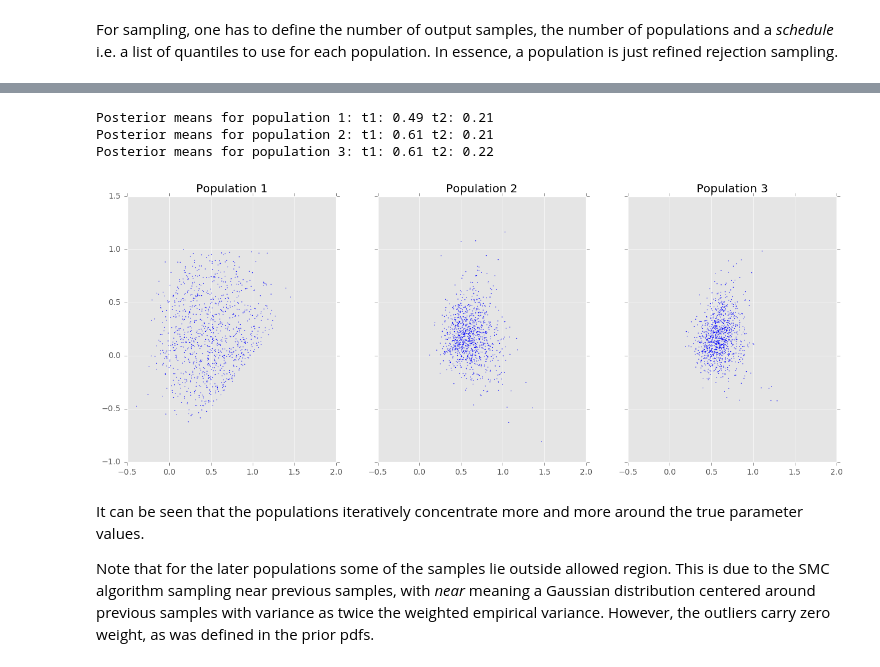
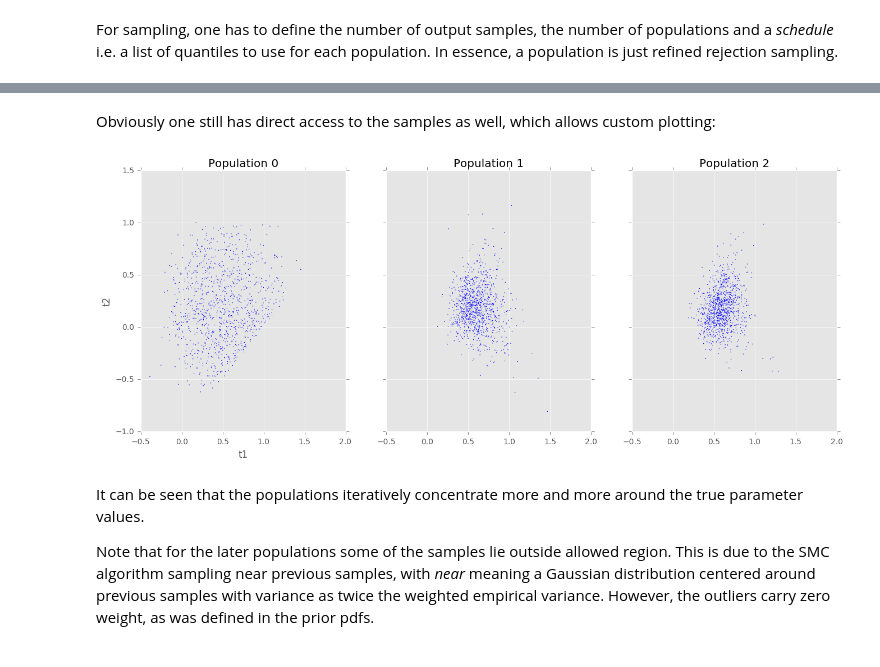
Before and after one commit to elfi-dev/elfi, a Jupyter notebook: notebooks/ELFI_tutorial_MA2.ipynb, the cells around one changed output, grey strips where cells are left out. Drawn from its saved outputs; the diff is of its cells as text; code cells hidden in the pictures.

Commit message:
Implement some methods in Result_SMC

```diff
--- a/notebooks/ELFI_tutorial_MA2.ipynb
+++ b/notebooks/ELFI_tutorial_MA2.ipynb
@@ -334,23 +344,16 @@ result_smc.plot_pairs();
+# %% [markdown]
+Obviously one still has direct access to the samples as well, which allows custom plotting:
 # %%
-# TODO: add functionality to Result
 fig, ax = plt.subplots(ncols=n_populations, sharex=True, sharey=True, figsize=(16,6))
-
 samples = result_smc.samples_history + [result_smc.samples_list]
-weights = result_smc.weights_history + [result_smc.weights]
-
 for ii in range(n_populations):
     s = samples[ii]
-    w = weights[ii]
-    print("Posterior means for population {}: t1: {:.2f} t2: {:.2f}".format(ii+1,\
-                                                                            np.average(s[0], weights=w, axis=0)[0],\
-                                                                            np.average(s[1], weights=w, axis=0)[0]))
     ax[ii].scatter(s[0], s[1], s=1, edgecolor='none');
-    ax[ii].set_title("Population {}".format(ii+1));
+    ax[ii].set_title("Population {}".format(ii));
+ax[0].set_xlabel(result_smc.names_list[0]);
+ax[0].set_ylabel(result_smc.names_list[1]);
 # %% [output]
-Posterior means for population 1: t1: 0.49 t2: 0.21
-Posterior means for population 2: t1: 0.61 t2: 0.21
-Posterior means for population 3: t1: 0.61 t2: 0.22
-[figure, old version]
+[figure, new version]
 # %% [markdown]
 It can be seen that the populations iteratively concentrate more and more around the true parameter values.
 
```
Also changed, not shown: parts of 20 cells of this notebook, 2 other files.
